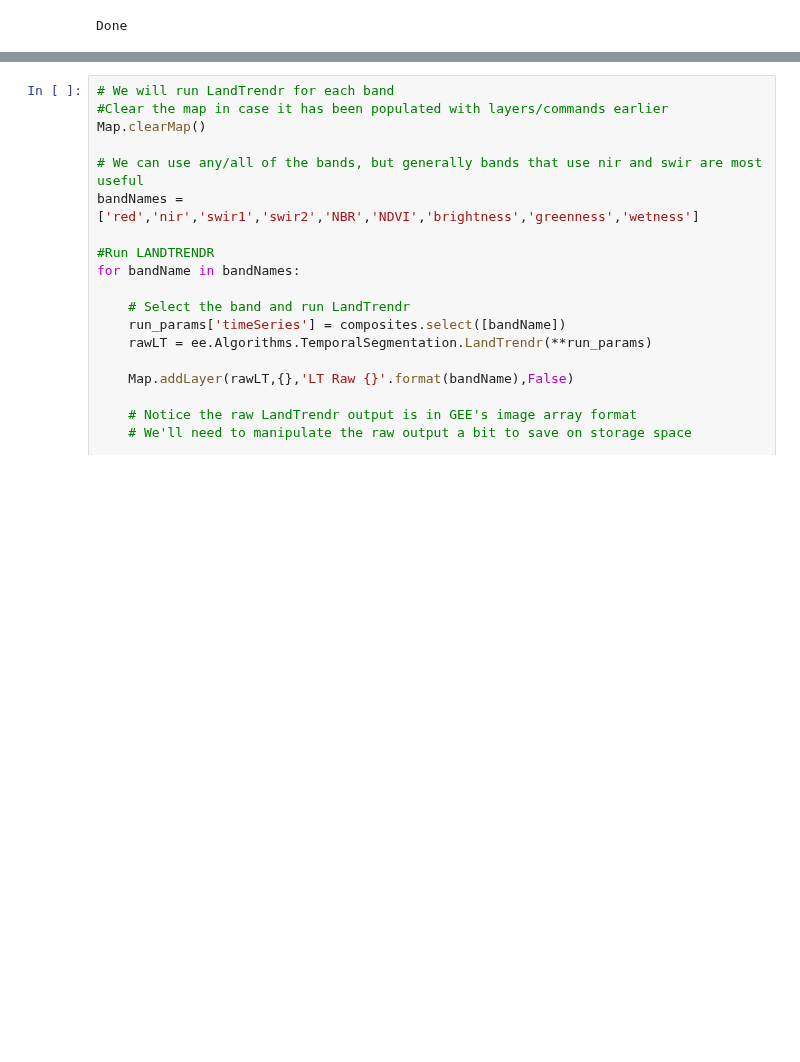
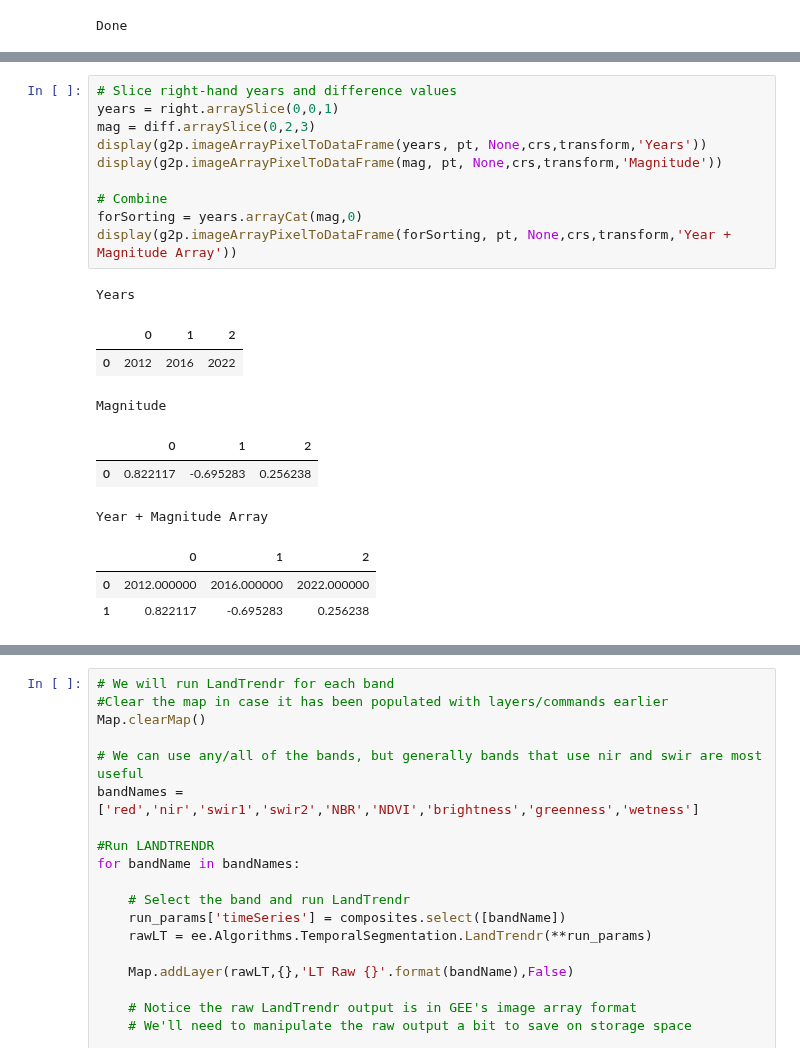
Before and after one commit to redcastle-resources/lcms-training, a Jupyter notebook: 3.1-LandTrendr.ipynb, the cells around one changed output, grey strips where cells are left out. Drawn from its saved outputs; the diff is of its cells as text; blank space fills up the shorter version.

```diff
--- a/3.1-LandTrendr.ipynb
+++ b/3.1-LandTrendr.ipynb
@@ -421,0 +439,21 @@ Left Minus Right
+# %%
+# Slice right-hand years and difference values
+years = right.arraySlice(0,0,1)
+mag = diff.arraySlice(0,2,3)
+display(g2p.imageArrayPixelToDataFrame(years, pt, None,crs,transform,'Years'))
+display(g2p.imageArrayPixelToDataFrame(mag, pt, None,crs,transform,'Magnitude'))
+
+# Combine
+forSorting = years.arrayCat(mag,0)
+display(g2p.imageArrayPixelToDataFrame(forSorting, pt, None,crs,transform,'Year + Magnitude Array'))
+# %% [output]
+Years
+|  | 0 | 1 | 2 |
+| 0 | 2012 | 2016 | 2022 |
+Magnitude
+|  | 0 | 1 | 2 |
+| 0 | 0.822117 | -0.695283 | 0.256238 |
+Year + Magnitude Array
+|  | 0 | 1 | 2 |
+| 0 | 2012.000000 | 2016.000000 | 2022.000000 |
+| 1 | 0.822117 | -0.695283 | 0.256238 |
```
Also changed, not shown: parts of 42 cells of this notebook.
